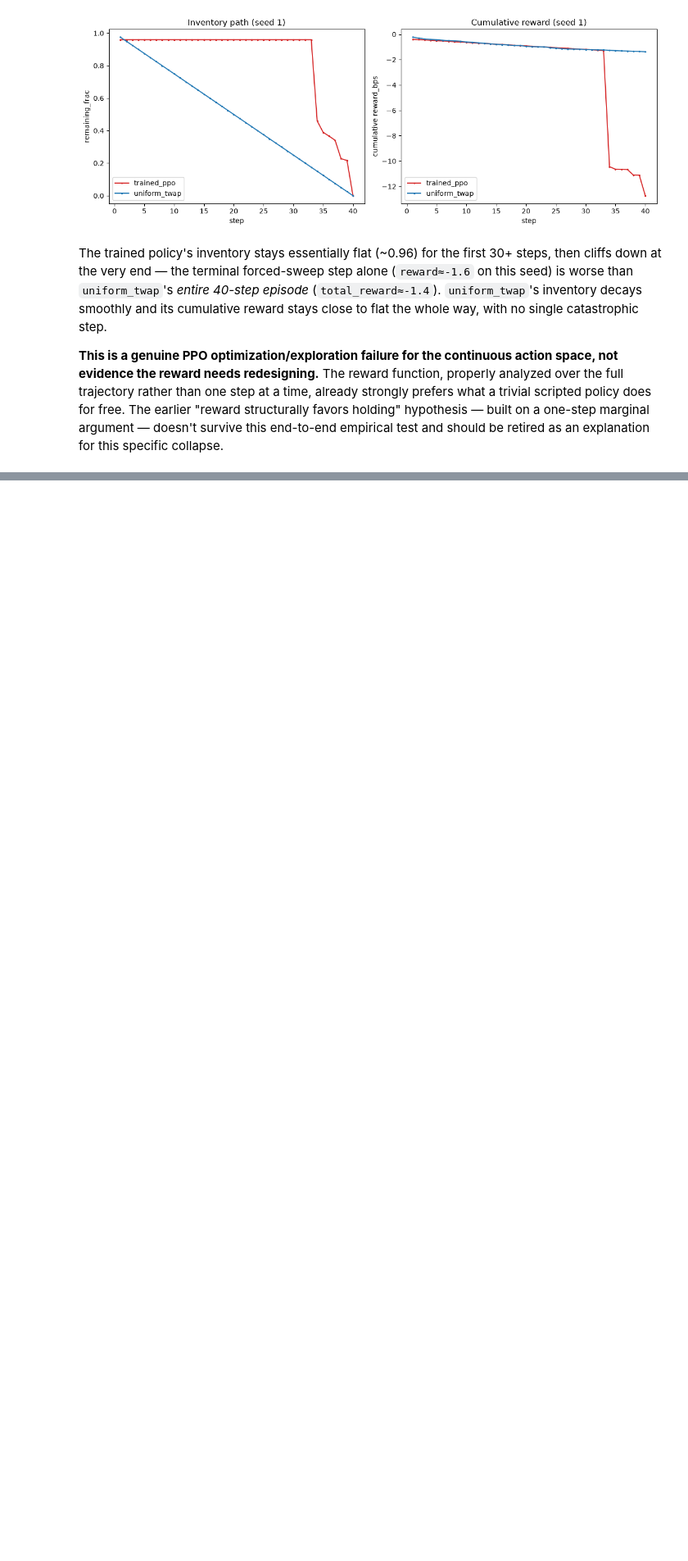
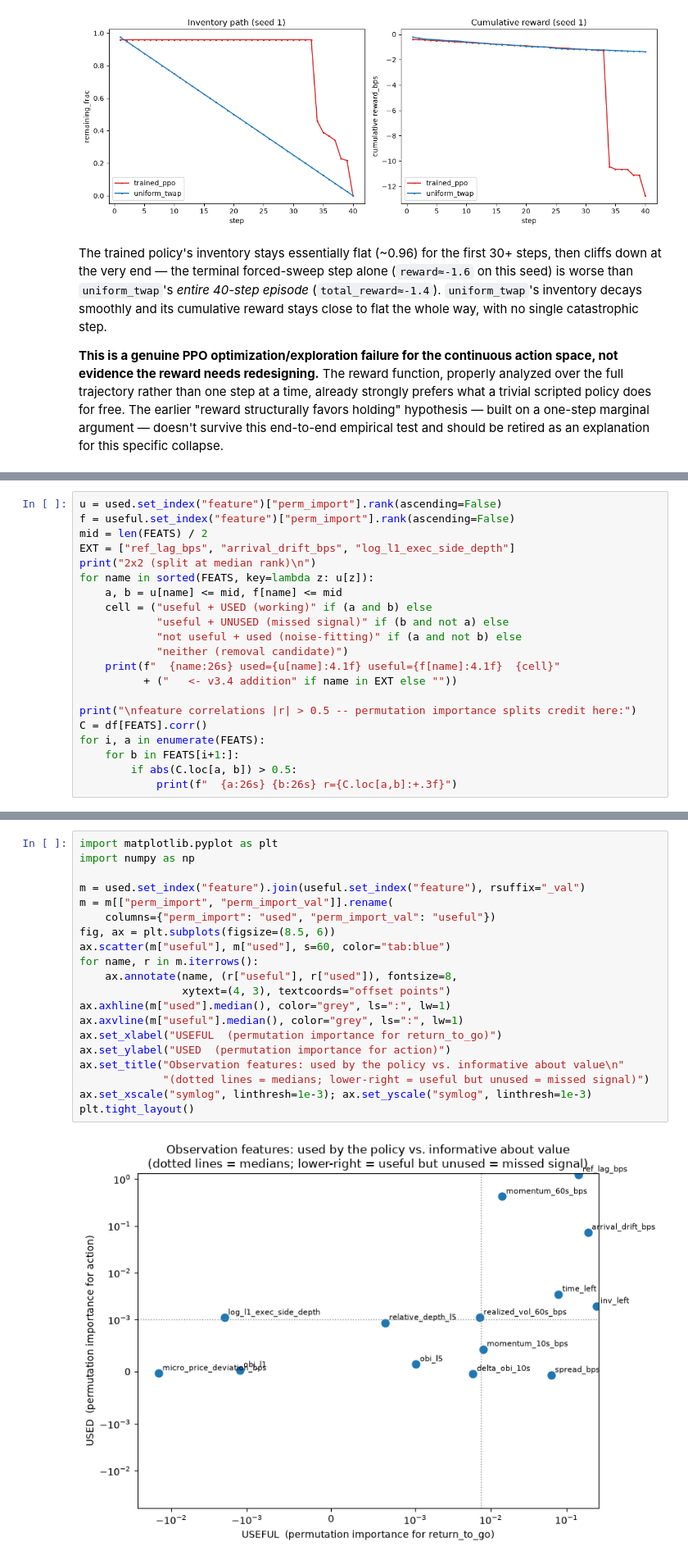
Before and after one commit to yeonjaej/LOB, a Jupyter notebook: data/LOBdata_RL_v3.ipynb, the cells around one changed output, grey strips where cells are left out. Shown at 82% size. Drawn from its saved outputs; the diff is of its cells as text; blank space fills up the shorter version.

```diff
--- a/data/LOBdata_RL_v3.ipynb
+++ b/data/LOBdata_RL_v3.ipynb
@@ -448,0 +856,21 @@ specific collapse.
+# %%
+u = used.set_index("feature")["perm_import"].rank(ascending=False)
+f = useful.set_index("feature")["perm_import"].rank(ascending=False)
+mid = len(FEATS) / 2
+EXT = ["ref_lag_bps", "arrival_drift_bps", "log_l1_exec_side_depth"]
+print("2x2 (split at median rank)\n")
+for name in sorted(FEATS, key=lambda z: u[z]):
+    a, b = u[name] <= mid, f[name] <= mid
+    cell = ("useful + USED (working)" if (a and b) else
+            "useful + UNUSED (missed signal)" if (b and not a) else
+            "not useful + used (noise-fitting)" if (a and not b) else
+            "neither (removal candidate)")
+    print(f"  {name:26s} used={u[name]:4.1f} useful={f[name]:4.1f}  {cell}"
+          + ("   <- v3.4 addition" if name in EXT else ""))
+
+print("\nfeature correlations |r| > 0.5 -- permutation importance splits credit here:")
+C = df[FEATS].corr()
+for i, a in enumerate(FEATS):
+    for b in FEATS[i+1:]:
+        if abs(C.loc[a, b]) > 0.5:
+            print(f"  {a:26s} {b:26s} r={C.loc[a,b]:+.3f}")
@@ -448,0 +895,22 @@ specific collapse.
+# %%
+import matplotlib.pyplot as plt
+import numpy as np
+
+m = used.set_index("feature").join(useful.set_index("feature"), rsuffix="_val")
+m = m[["perm_import", "perm_import_val"]].rename(
+    columns={"perm_import": "used", "perm_import_val": "useful"})
+fig, ax = plt.subplots(figsize=(8.5, 6))
+ax.scatter(m["useful"], m["used"], s=60, color="tab:blue")
+for name, r in m.iterrows():
+    ax.annotate(name, (r["useful"], r["used"]), fontsize=8,
+                xytext=(4, 3), textcoords="offset points")
+ax.axhline(m["used"].median(), color="grey", ls=":", lw=1)
+ax.axvline(m["useful"].median(), color="grey", ls=":", lw=1)
+ax.set_xlabel("USEFUL  (permutation importance for return_to_go)")
+ax.set_ylabel("USED  (permutation importance for action)")
+ax.set_title("Observation features: used by the policy vs. informative about value\n"
+             "(dotted lines = medians; lower-right = useful but unused = missed signal)")
+ax.set_xscale("symlog", linthresh=1e-3); ax.set_yscale("symlog", linthresh=1e-3)
+plt.tight_layout()
+# %% [output]
+[figure, added]
```
Also changed, not shown: parts of 26 cells of this notebook, 6 other files.
